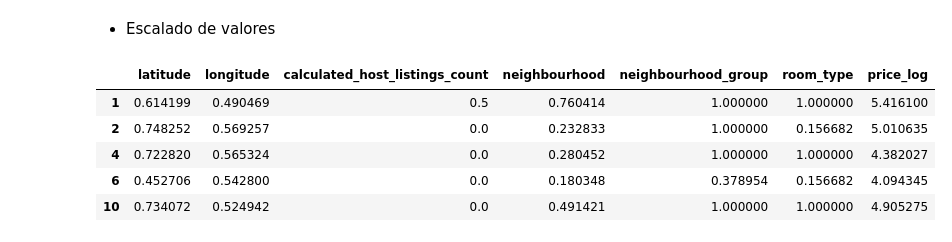
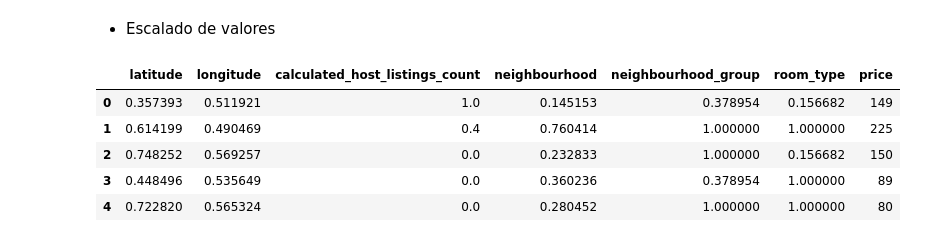
Before and after one commit to patriciamv97/machine-learning-python-template, a Jupyter notebook: src/eda.ipynb, the cells around one changed output. Saved outputs shown, nothing was run; the diff lists cells and outputs as text; code cells hidden in the pictures.

```diff
--- a/src/eda.ipynb
+++ b/src/eda.ipynb
@@ -458,7 +458,8 @@ print(f"The upper and lower limits for finding outliers are {round(upper_limit,
 # %% [output]
 The upper and lower limits for finding outliers are 58.5 and -33.5, with an interquartile range of 23.0
 # %%
-data_encoded = data_encoded[(data_encoded["number_of_reviews"] >= lower_limit) & (data_encoded["number_of_reviews"] <= upper_limit)]
+data_encoded.loc[data_encoded["number_of_reviews"] > upper_limit, "number_of_reviews"] = upper_limit
+data_encoded.loc[data_encoded["number_of_reviews"] < lower_limit, "number_of_reviews"] = lower_limit
 # %%
 hostlist_stats = data_encoded["calculated_host_listings_count"].describe()
 hostlist_stats
@@ -484,7 +485,8 @@ print(f"The upper and lower limits for finding outliers are {round(upper_limit,
 # %% [output]
 The upper and lower limits for finding outliers are 3.5 and -0.5, with an interquartile range of 1.0
 # %%
-data_encoded = data_encoded[(data_encoded["calculated_host_listings_count"] >= lower_limit) & (data_encoded["calculated_host_listings_count"] <= upper_limit)]
+data_encoded.loc[data_encoded["calculated_host_listings_count"] > upper_limit, "calculated_host_listings_count"] = upper_limit
+data_encoded.loc[data_encoded["calculated_host_listings_count"] < lower_limit, "calculated_host_listings_count"] = lower_limit
 # %%
 data_encoded.shape
 # %% [output]
@@ -519,17 +521,17 @@ plt.show()
 # %%
-data_encoded['price_log'] = np.log(data_encoded.price)
+#data_encoded['price_log'] = np.log(data_encoded.price)
 
 # figura -subplots (histograma y boxplot)
-fig, ax = plt.subplots(1, 2, figsize=(10, 5))
+#fig, ax = plt.subplots(1, 2, figsize=(10, 5))
 
-ax[0].hist(data_encoded['price_log'], bins=30, color='blue', edgecolor='black')
-ax[0].set_title('Histograma de precios')
-ax[0].set_xlabel('Precio')
-ax[0].set_ylabel('Frecuencia')
+#ax[0].hist(data_encoded['price_log'], bins=30, color='blue', edgecolor='black')
+#ax[0].set_title('Histograma de precios')
+#ax[0].set_xlabel('Precio')
+#ax[0].set_ylabel('Frecuencia')
 
-ax[1].boxplot(data_encoded['price_log'], vert=False)
-ax[1].set_title('Boxplot de precios')
-ax[1].set_xlabel('Precio')
+#ax[1].boxplot(data_encoded['price_log'], vert=False)
+#ax[1].set_title('Boxplot de precios')
+#ax[1].set_xlabel('Precio')
 
-plt.tight_layout()
-plt.show()
+#plt.tight_layout()
+#plt.show()
@@ -599,7 +594,7 @@ Observamos que no hay apenas correlacion con la variable 'number_of_reviews', po
 # %%
 data_encoded.drop(['number_of_reviews'], axis=1, inplace=True)
 # %%
-data_encoded.drop(['price'], axis=1, inplace=True)
+#data_encoded.drop(['price'], axis=1, inplace=True)
 # %% [markdown]
  - Factor de Inflación de la Varianza (VIF)
 # %% [markdown]
@@ -634,18 +629,18 @@ data_encoded.head()
 # %%
 from sklearn.preprocessing import MinMaxScaler
 
 num_variables = ["latitude", "longitude", "calculated_host_listings_count",
                  "neighbourhood", "neighbourhood_group", "room_type"]
 scaler = MinMaxScaler()
 scal_features = scaler.fit_transform(data_encoded[num_variables])
 data_scal = pd.DataFrame(scal_features, index = data_encoded.index, columns = num_variables)
-data_scal["price_log"] = data_encoded["price_log"]
+data_scal["price"] = data_encoded["price"]
 data_scal.head()
 # %% [output]
-|  | latitude | longitude | calculated_host_listings_count | neighbourhood | neighbourhood_group | room_type | price_log |
-| 1 | 0.614199 | 0.490469 | 0.5 | 0.760414 | 1.000000 | 1.000000 | 5.416100 |
-| 2 | 0.748252 | 0.569257 | 0.0 | 0.232833 | 1.000000 | 0.156682 | 5.010635 |
-| 4 | 0.722820 | 0.565324 | 0.0 | 0.280452 | 1.000000 | 1.000000 | 4.382027 |
-| 6 | 0.452706 | 0.542800 | 0.0 | 0.180348 | 0.378954 | 0.156682 | 4.094345 |
-| 10 | 0.734072 | 0.524942 | 0.0 | 0.491421 | 1.000000 | 1.000000 | 4.905275 |
+|  | latitude | longitude | calculated_host_listings_count | neighbourhood | neighbourhood_group | room_type | price |
+| 0 | 0.357393 | 0.511921 | 1.0 | 0.145153 | 0.378954 | 0.156682 | 149 |
+| 1 | 0.614199 | 0.490469 | 0.4 | 0.760414 | 1.000000 | 1.000000 | 225 |
+| 2 | 0.748252 | 0.569257 | 0.0 | 0.232833 | 1.000000 | 0.156682 | 150 |
+| 3 | 0.448496 | 0.535649 | 0.0 | 0.360236 | 0.378954 | 1.000000 | 89 |
+| 4 | 0.722820 | 0.565324 | 0.0 | 0.280452 | 1.000000 | 1.000000 | 80 |
 # %%
```
Also changed, not shown: parts of 14 cells of this notebook, 3 other files.
